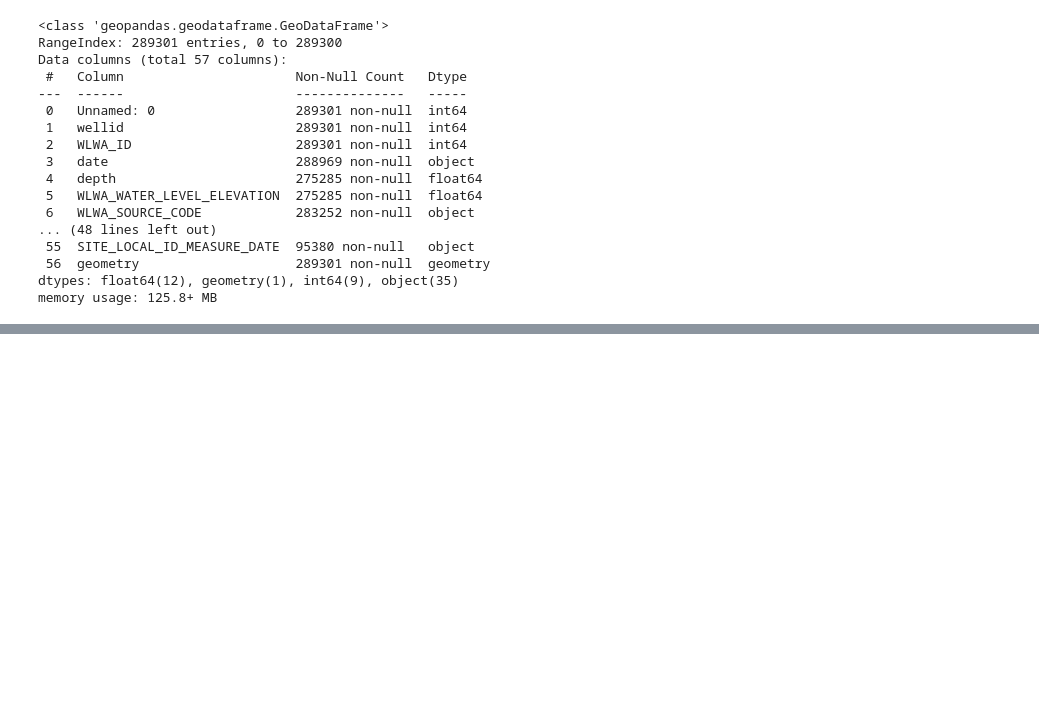
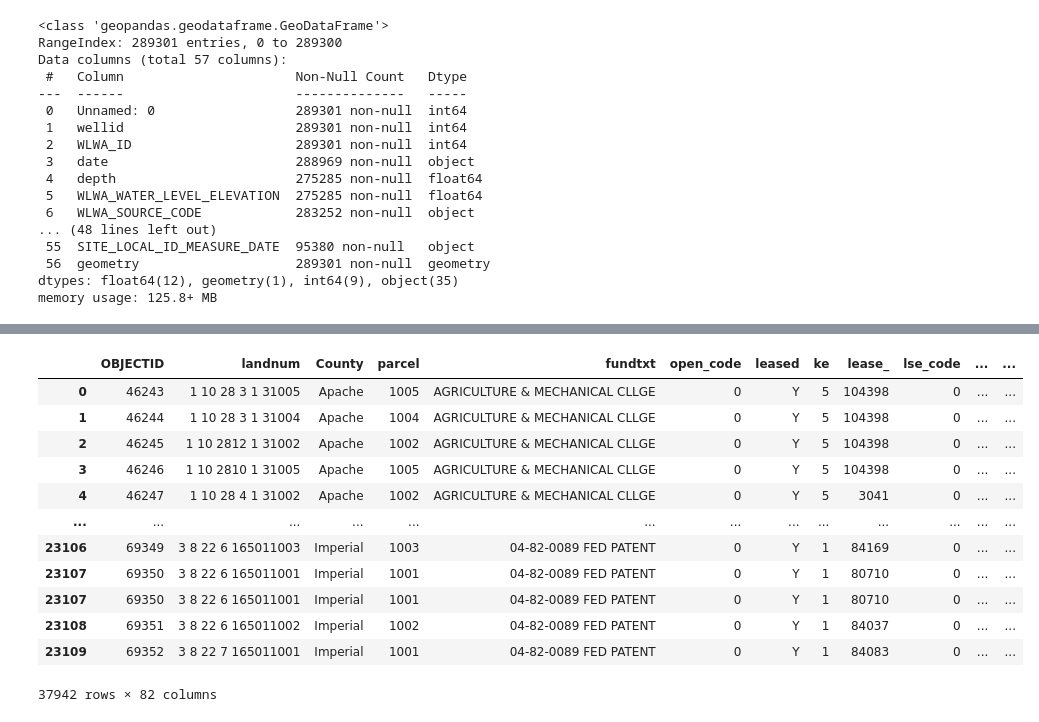
Before and after one commit to liamlindeman/liam-science-fair, a Jupyter notebook: preprocessing.ipynb, the cells around one changed output, grey strips where cells are left out. Cells and saved outputs as stored; diff of their text form; code cells hidden in the pictures; blank space fills up the shorter version.

```diff
--- a/preprocessing.ipynb
+++ b/preprocessing.ipynb
@@ -263,0 +352,18 @@ memory usage: 125.8+ MB
+# %%
+merged_data= merged_data[merged_data['leased'] == 'Y']
+# %%
+merged_data
+# %% [output]
+|  | OBJECTID | landnum | County | parcel | fundtxt | open_code | leased | ke | lease_ | lse_code | ... | ... |
+| 0 | 46243 | 1 10 28 3 1 31005 | Apache | 1005 | AGRICULTURE & MECHANICAL CLLGE | 0 | Y | 5 | 104398 | 0 | ... | ... |
+| 1 | 46244 | 1 10 28 3 1 31004 | Apache | 1004 | AGRICULTURE & MECHANICAL CLLGE | 0 | Y | 5 | 104398 | 0 | ... | ... |
+| 2 | 46245 | 1 10 2812 1 31002 | Apache | 1002 | AGRICULTURE & MECHANICAL CLLGE | 0 | Y | 5 | 104398 | 0 | ... | ... |
+| 3 | 46246 | 1 10 2810 1 31005 | Apache | 1005 | AGRICULTURE & MECHANICAL CLLGE | 0 | Y | 5 | 104398 | 0 | ... | ... |
+| 4 | 46247 | 1 10 28 4 1 31002 | Apache | 1002 | AGRICULTURE & MECHANICAL CLLGE | 0 | Y | 5 | 3041 | 0 | ... | ... |
+| ... | ... | ... | ... | ... | ... | ... | ... | ... | ... | ... | ... | ... |
+| 23106 | 69349 | 3 8 22 6 165011003 | Imperial | 1003 | 04-82-0089 FED PATENT | 0 | Y | 1 | 84169 | 0 | ... | ... |
+| 23107 | 69350 | 3 8 22 6 165011001 | Imperial | 1001 | 04-82-0089 FED PATENT | 0 | Y | 1 | 80710 | 0 | ... | ... |
+| 23107 | 69350 | 3 8 22 6 165011001 | Imperial | 1001 | 04-82-0089 FED PATENT | 0 | Y | 1 | 80710 | 0 | ... | ... |
+| 23108 | 69351 | 3 8 22 6 165011002 | Imperial | 1002 | 04-82-0089 FED PATENT | 0 | Y | 1 | 84037 | 0 | ... | ... |
+| 23109 | 69352 | 3 8 22 7 165011001 | Imperial | 1001 | 04-82-0089 FED PATENT | 0 | Y | 1 | 84083 | 0 | ... | ... |
+37942 rows × 82 columns
```
Also changed, not shown: parts of 8 cells of this notebook.
